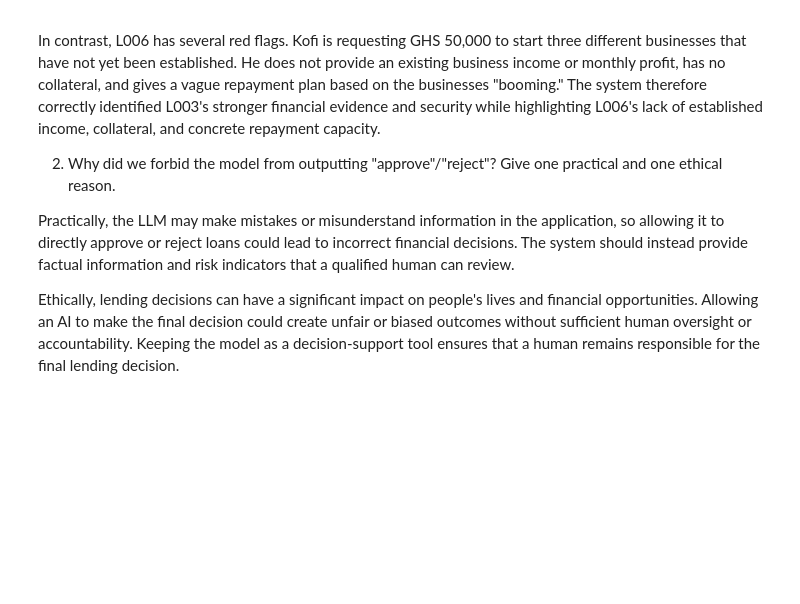
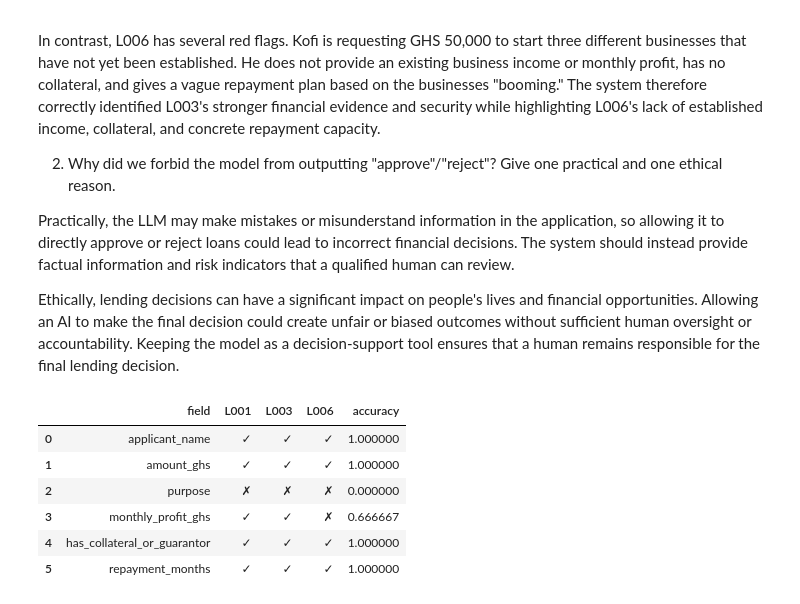
Before and after one commit to ChristabelEyiah/lab-4-llm-decision-support, a Jupyter notebook: lab_4_llm.ipynb, the cells around one changed output. Cells and saved outputs as stored; diff of their text form; code cells hidden in the pictures; blank space fills up the shorter version.

```diff
--- a/lab_4_llm.ipynb
+++ b/lab_4_llm.ipynb
@@ -403,3 +399,56 @@ In contrast, L006 has several red flags. Kofi is requesting GHS 50,000 to start
 Practically, the LLM may make mistakes or misunderstand information in the application, so allowing it to directly approve or reject loans could lead to incorrect financial decisions. The system should instead provide factual information and risk indicators that a qualified human can review.
 
 Ethically, lending decisions can have a significant impact on people's lives and financial opportunities. Allowing an AI to make the final decision could create unfair or biased outcomes without sufficient human oversight or accountability. Keeping the model as a decision-support tool ensures that a human remains responsible for the final lending decision.
+# %%
+fields = [
+    "applicant_name",
+    "amount_ghs",
+    "purpose",
+    "monthly_profit_ghs",
+    "has_collateral_or_guarantor",
+    "repayment_months"
+]
+
+# Make letter_id the index for easy lookup
+df_eval = df.set_index("letter_id")
+
+rows = []
+
+for field in fields:
+    row = {"field": field}
+    correct = 0
+
+    for letter_id in GOLD.keys():
+        predicted = df_eval.loc[letter_id, field]
+        gold_value = GOLD[letter_id][field]
+
+        # Case-insensitive comparison for names
+        if field == "applicant_name":
+            match = (
+                str(predicted).strip().lower()
+                == str(gold_value).strip().lower()
+            )
+
+        # Exact comparison for numbers, booleans, and null
+        else:
+            match = predicted == gold_value
+
+        row[letter_id] = "✓" if match else "✗"
+
+        if match:
+            correct += 1
+
+    row["accuracy"] = correct / len(GOLD)
+    rows.append(row)
+
+accuracy_df = pd.DataFrame(rows)
+
+display(accuracy_df)
+# %% [output]
+|  | field | L001 | L003 | L006 | accuracy |
+| 0 | applicant_name | ✓ | ✓ | ✓ | 1.000000 |
+| 1 | amount_ghs | ✓ | ✓ | ✓ | 1.000000 |
+| 2 | purpose | ✗ | ✗ | ✗ | 0.000000 |
+| 3 | monthly_profit_ghs | ✓ | ✓ | ✗ | 0.666667 |
+| 4 | has_collateral_or_guarantor | ✓ | ✓ | ✓ | 1.000000 |
+| 5 | repayment_months | ✓ | ✓ | ✓ | 1.000000 |
```
Also changed, not shown: parts of 6 cells of this notebook.
